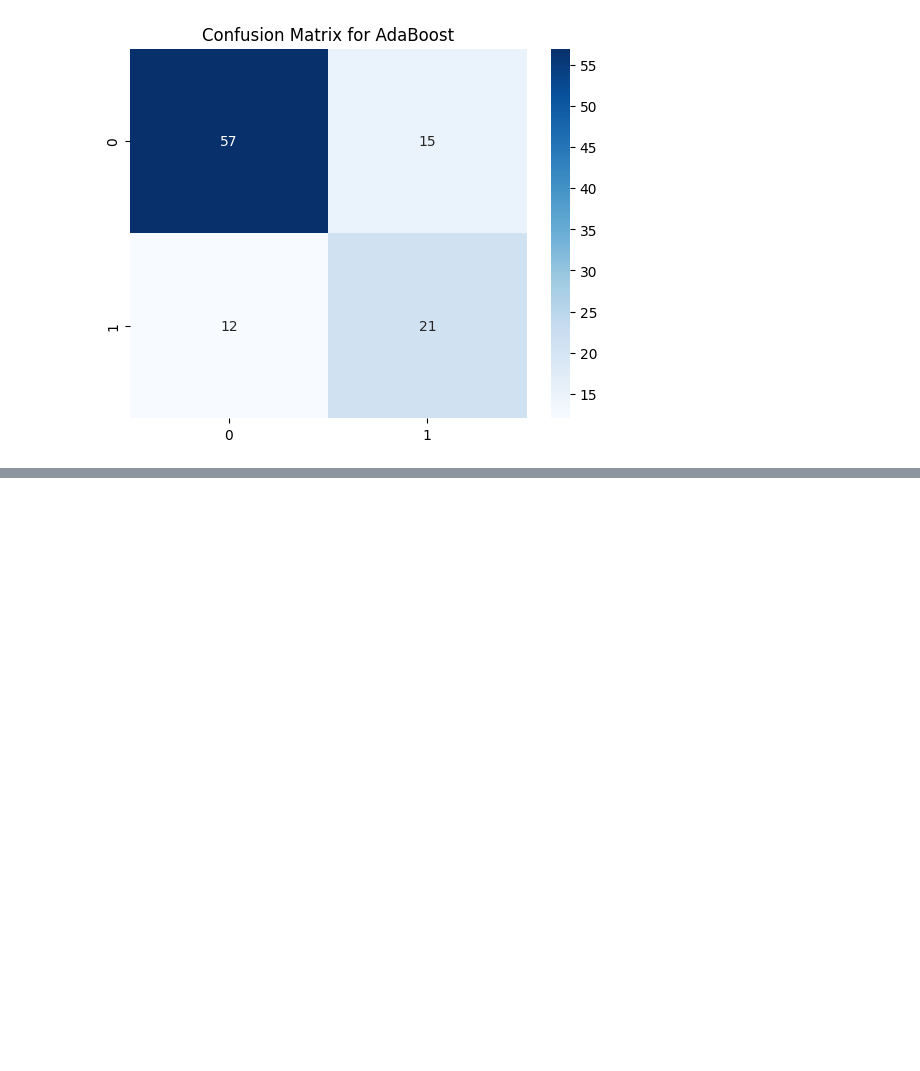
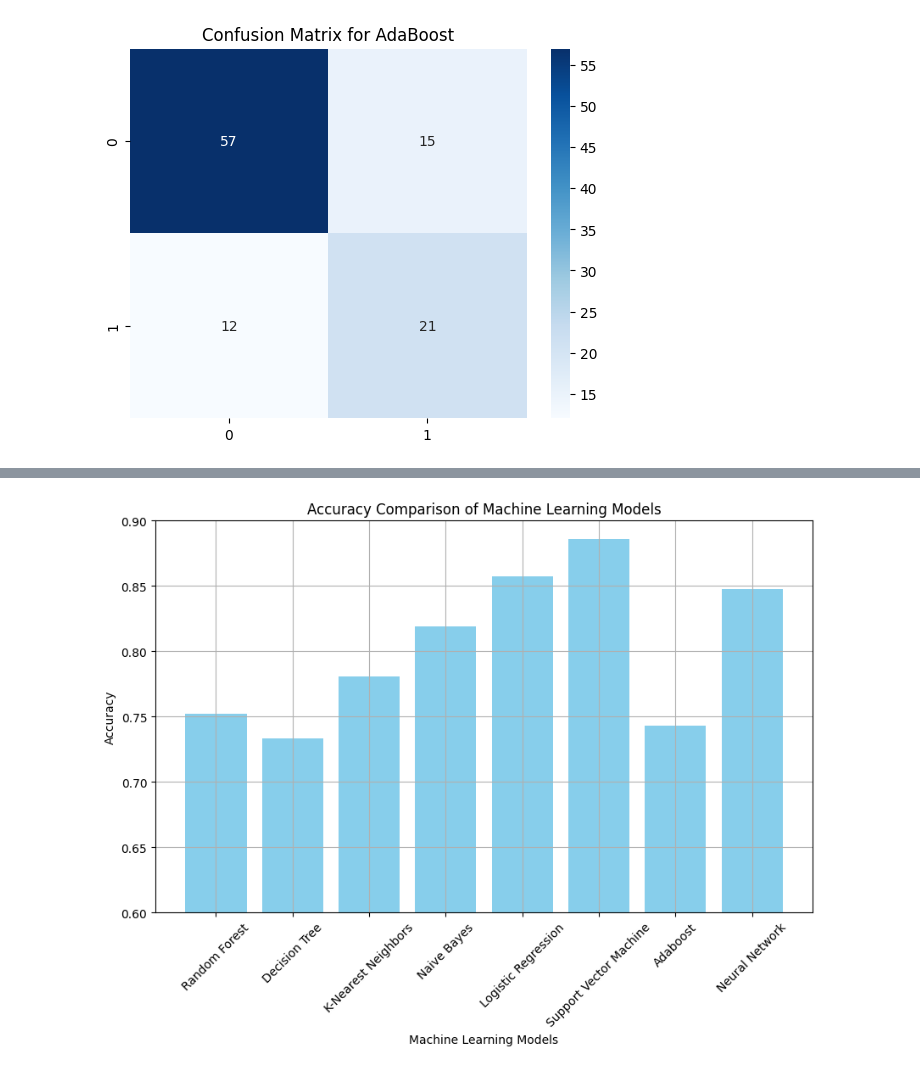
Before and after one commit to Thanveerahamed-14/mlproject, a Jupyter notebook: mlproject.ipynb, the cells around one changed output, grey strips where cells are left out. Cells and saved outputs as stored; diff of their text form; code cells hidden in the pictures; blank space fills up the shorter version.

```diff
--- a/mlproject.ipynb
+++ b/mlproject.ipynb
@@ -310,8 +313,9 @@ rf_model.fit(X_train, y_train)
 # Predictions
 y_pred_rf = rf_model.predict(X_test)
 
+rf=accuracy_score(y_test, y_pred_rf)
 # Evaluation
-print("\nRandom Forest Accuracy:", accuracy_score(y_test, y_pred_rf))
+print("\nRandom Forest Accuracy:", rf)
 print("Confusion Matrix:\n", confusion_matrix(y_test, y_pred_rf))
 print("Classification Report:\n", classification_report(y_test, y_pred_rf))
 
@@ -344,8 +348,9 @@ knn_model.fit(X_train, y_train)
 # Predictions
 y_pred_knn = knn_model.predict(X_test)
 
+knn=accuracy_score(y_test, y_pred_knn)
 # Evaluation
-print("\nK-Nearest Neighbors Accuracy:", accuracy_score(y_test, y_pred_knn))
+print("\nK-Nearest Neighbors Accuracy:",knn )
 print("Confusion Matrix:\n", confusion_matrix(y_test, y_pred_knn))
 print("Classification Report:\n", classification_report(y_test, y_pred_knn))
 
@@ -378,8 +383,9 @@ dt_model.fit(X_train, y_train)
 # Predictions
 y_pred_dt = dt_model.predict(X_test)
 
+dt=accuracy_score(y_test, y_pred_dt)
 # Evaluation
-print("\nDecision Tree Accuracy:", accuracy_score(y_test, y_pred_dt))
+print("\nDecision Tree Accuracy:", dt)
 print("Confusion Matrix:\n", confusion_matrix(y_test, y_pred_dt))
 print("Classification Report:\n", classification_report(y_test, y_pred_dt))
 
@@ -412,8 +418,9 @@ ab_model.fit(X_train, y_train)
 # Predictions
 y_pred_ab = ab_model.predict(X_test)
 
+ab= accuracy_score(y_test, y_pred_ab)
 # Evaluation
-print("\nAdaBoost Accuracy:", accuracy_score(y_test, y_pred_ab))
+print("\nAdaBoost Accuracy:",ab)
 print("Confusion Matrix:\n", confusion_matrix(y_test, y_pred_ab))
 print("Classification Report:\n", classification_report(y_test, y_pred_ab))
 
@@ -476,3 +560,21 @@ Neural Network Accuracy: 0.7119
+# %%
+# List of model names for the x-axis
+NN=accuracy
+model_names = ["Random Forest", "Decision Tree", "K-Nearest Neighbors", "Naive Bayes", "Logistic Regression", "Support Vector Machine","Adaboost","Neural Network"]
+# List of accuracy scores for the y-axis
+accuracy_scores = [rf,dt,knn,nb,lr,svm,ab,NN]
+# Create a bar chart
+plt.figure(figsize=(10, 6))
+plt.bar(model_names, accuracy_scores, color='skyblue')
+plt.xlabel('Machine Learning Models')
+plt.ylabel('Accuracy')
+plt.title('Accuracy Comparison of Machine Learning Models')
+plt.ylim(0.6, 0.9)  # Adjust the y-axis limits as needed
+plt.xticks(rotation=45)  # Rotate x-axis labels for better visibility
+plt.grid()
+plt.show()
+# %% [output]
+[figure, added]
 # %%
 from keras.models import Sequential
 from keras.layers import Dense
```
Also changed, not shown: parts of 16 cells of this notebook.
